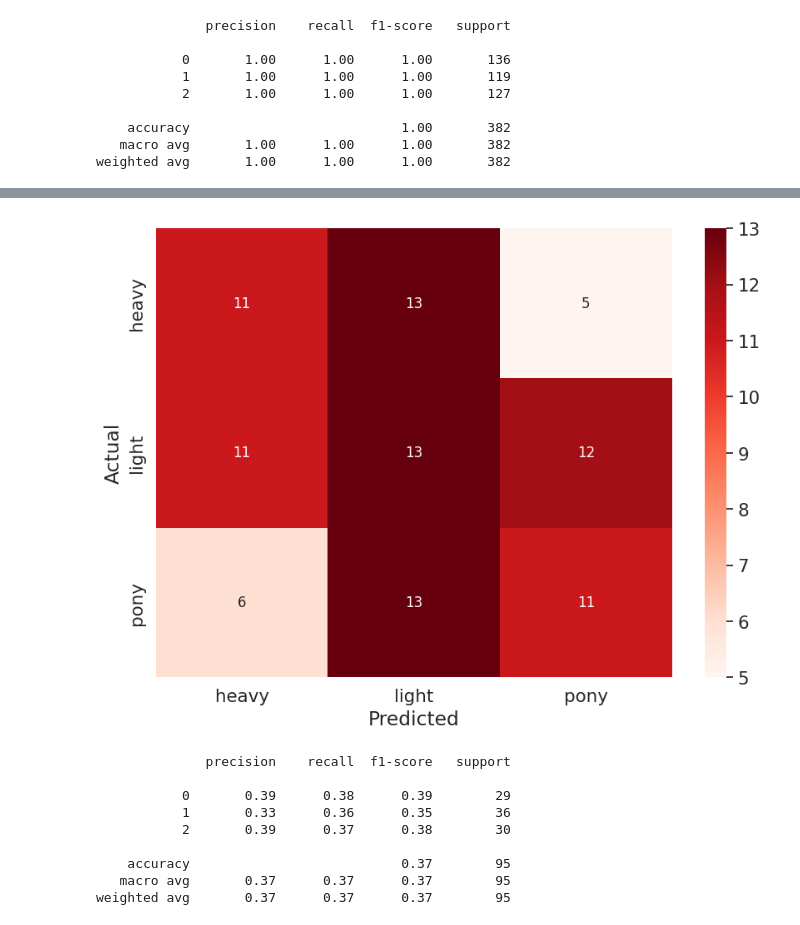
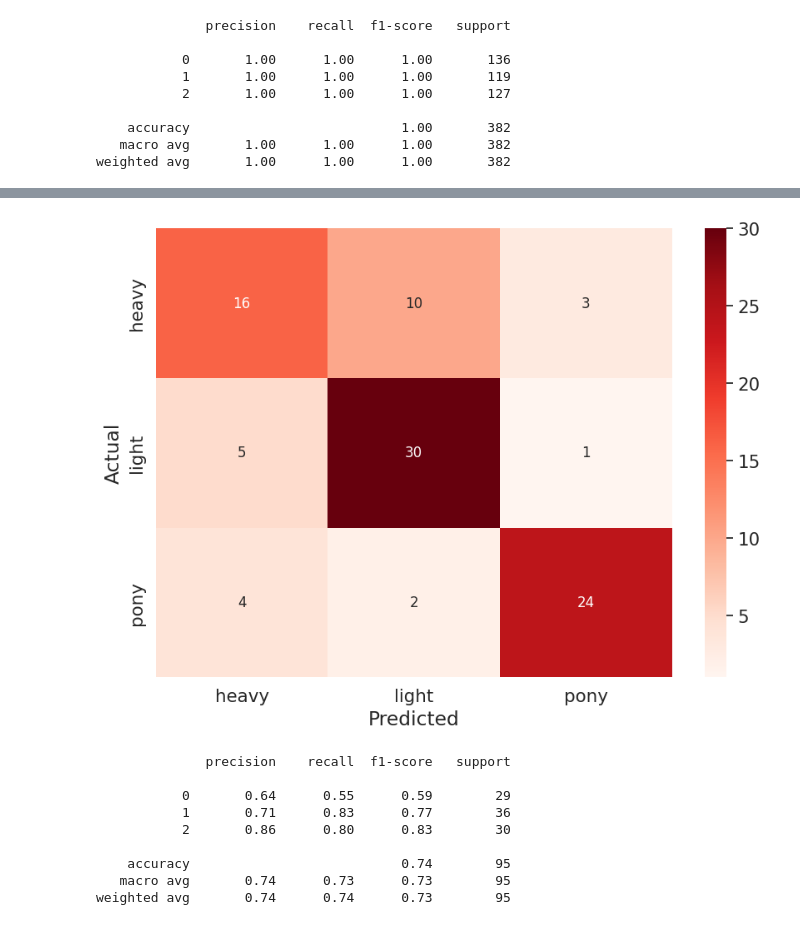
Before and after one commit to Chiirali/horse-category-classification, a Jupyter notebook: 02_hc_overfit.ipynb, the cells around one changed output, grey strips where cells are left out. Saved outputs shown, nothing was run; the diff lists cells and outputs as text; code cells hidden in the pictures.

```diff
--- a/02_hc_overfit.ipynb
+++ b/02_hc_overfit.ipynb
@@ -94,12 +96,12 @@ def recompile_custom_output(base_model):
 # %%
 mobileNet = MobileNet(weights='imagenet', include_top=False)
-model = recompile_custom_output(mobileNet)
+model = modelling.recompile_model(mobileNet, 'rmsprop', 'categorical_crossentropy')
 # %% [output]
 WARNING:tensorflow:`input_shape` is undefined or non-square, or `rows` is not in [128, 160, 192, 224]. Weights for input shape (224, 224) will be loaded as the default.
 # %%
 callbacks = EarlyStopping(monitor='loss', mode = "min", patience=5)
 # %%
-epochs=50
+epochs=35
 history = model.fit(
   train_ds,
   epochs=epochs,
@@ -191,5 +171,5 @@ weighted avg       1.00      1.00      1.00       382
 # %%
 valset_predictions = model.predict(val_ds)
 val_predicted_labels = [prediction.argmax() for prediction in valset_predictions]
-val_true_labels = labels_categorical_batch_dataset(val_ds)
+val_true_labels = modelling.extract_labels_categorical(val_ds)
 # %% [output]
@@ -197,18 +177,18 @@ val_true_labels = labels_categorical_batch_dataset(val_ds)
 # %%
 confusion_matrix_val = np.array(tf.math.confusion_matrix(val_true_labels, val_predicted_labels))
 confusion_matrix_val = tf.math.confusion_matrix(val_true_labels, val_predicted_labels)
-plot_cm(confusion_matrix_val, class_names)
+modelling.plot_cm(confusion_matrix_val, class_names)
 # %% [output]
-[figure, old version]
+[figure, new version]
 # %%
 print(classification_report(val_true_labels,val_predicted_labels))
 # %% [output]
               precision    recall  f1-score   support
 
-           0       0.39      0.38      0.39        29
-           1       0.33      0.36      0.35        36
-           2       0.39      0.37      0.38        30
+           0       0.64      0.55      0.59        29
+           1       0.71      0.83      0.77        36
+           2       0.86      0.80      0.83        30
 
-    accuracy                           0.37        95
-   macro avg       0.37      0.37      0.37        95
-weighted avg       0.37      0.37      0.37        95
+    accuracy                           0.74        95
+   macro avg       0.74      0.73      0.73        95
+weighted avg       0.74      0.74      0.73        95
```
Also changed, not shown: parts of 15 cells of this notebook.
